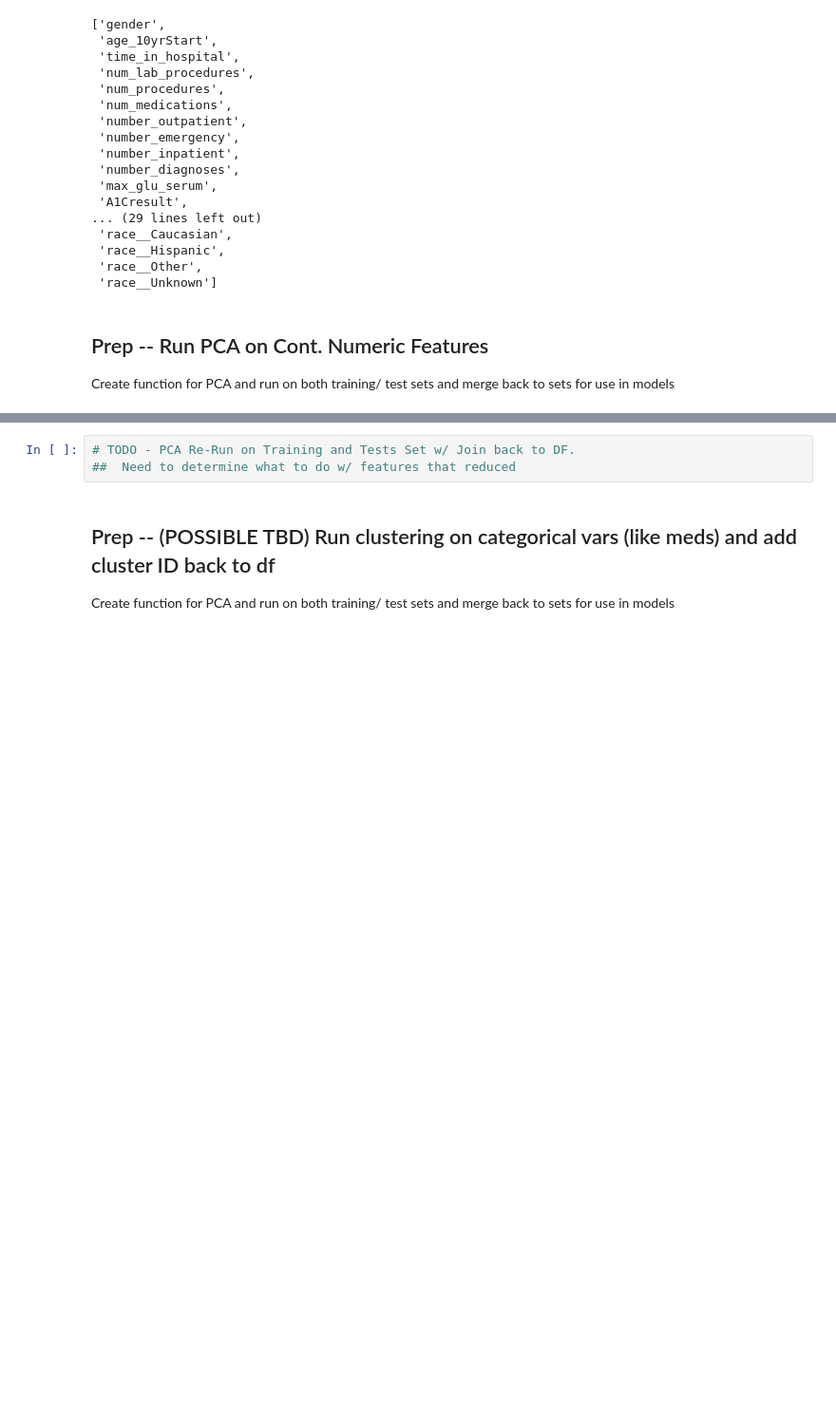
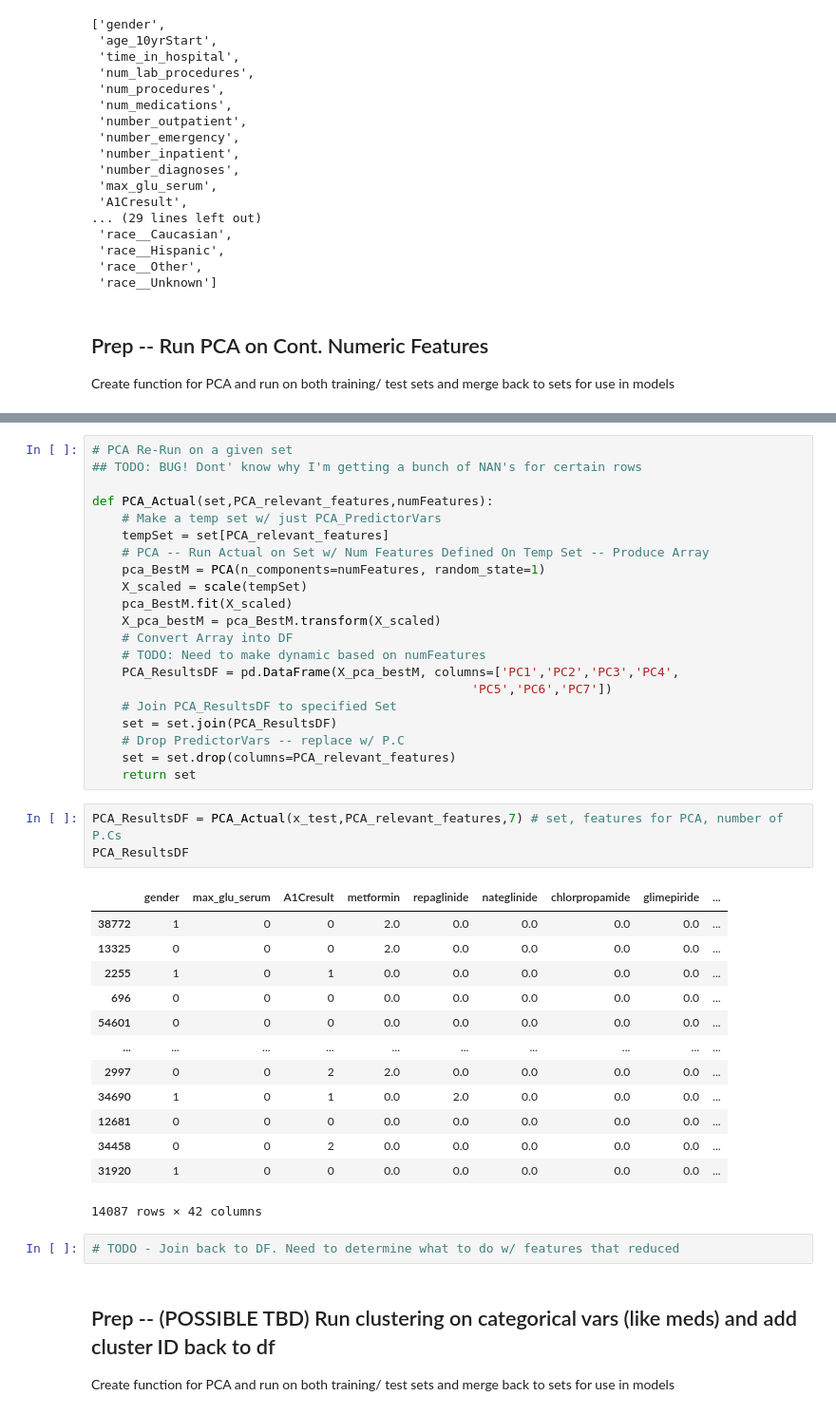
Before and after one commit to bcullinan32/ML_Course, a Jupyter notebook: Class-Data-Clean-Up.ipynb, the cells around one changed output, grey strips where cells are left out. Shown at 95% size. Saved outputs shown, nothing was run; the diff lists cells and outputs as text; blank space fills up the shorter version.

```diff
--- a/Class-Data-Clean-Up.ipynb
+++ b/Class-Data-Clean-Up.ipynb
@@ -548,6 +592,43 @@ Create function for PCA and run on both training/ test sets and merge back to se
+# %%
+# PCA Re-Run on a given set
+## TODO: BUG! Dont' know why I'm getting a bunch of NAN's for certain rows
+
+def PCA_Actual(set,PCA_relevant_features,numFeatures):
+    # Make a temp set w/ just PCA_PredictorVars
+    tempSet = set[PCA_relevant_features]
+    # PCA -- Run Actual on Set w/ Num Features Defined On Temp Set -- Produce Array
+    pca_BestM = PCA(n_components=numFeatures, random_state=1)
+    X_scaled = scale(tempSet)
+    pca_BestM.fit(X_scaled)
+    X_pca_bestM = pca_BestM.transform(X_scaled)
+    # Convert Array into DF
+    # TODO: Need to make dynamic based on numFeatures
+    PCA_ResultsDF = pd.DataFrame(X_pca_bestM, columns=['PC1','PC2','PC3','PC4',
+                                                   'PC5','PC6','PC7'])
+    # Join PCA_ResultsDF to specified Set
+    set = set.join(PCA_ResultsDF)
+    # Drop PredictorVars -- replace w/ P.C
+    set = set.drop(columns=PCA_relevant_features)
+    return set
+# %%
+PCA_ResultsDF = PCA_Actual(x_test,PCA_relevant_features,7) # set, features for PCA, number of P.Cs
+PCA_ResultsDF
+# %% [output]
+|  | gender | max_glu_serum | A1Cresult | metformin | repaglinide | nateglinide | chlorpropamide | glimepiride | ... |
+| 38772 | 1 | 0 | 0 | 2.0 | 0.0 | 0.0 | 0.0 | 0.0 | ... |
+| 13325 | 0 | 0 | 0 | 2.0 | 0.0 | 0.0 | 0.0 | 0.0 | ... |
+| 2255 | 1 | 0 | 1 | 0.0 | 0.0 | 0.0 | 0.0 | 0.0 | ... |
+| 696 | 0 | 0 | 0 | 0.0 | 0.0 | 0.0 | 0.0 | 0.0 | ... |
+| 54601 | 0 | 0 | 0 | 0.0 | 0.0 | 0.0 | 0.0 | 0.0 | ... |
+| ... | ... | ... | ... | ... | ... | ... | ... | ... | ... |
+| 2997 | 0 | 0 | 2 | 2.0 | 0.0 | 0.0 | 0.0 | 0.0 | ... |
+| 34690 | 1 | 0 | 1 | 0.0 | 2.0 | 0.0 | 0.0 | 0.0 | ... |
+| 12681 | 0 | 0 | 0 | 0.0 | 0.0 | 0.0 | 0.0 | 0.0 | ... |
+| 34458 | 0 | 0 | 2 | 0.0 | 0.0 | 0.0 | 0.0 | 0.0 | ... |
+| 31920 | 1 | 0 | 0 | 0.0 | 0.0 | 0.0 | 0.0 | 0.0 | ... |
+14087 rows × 42 columns
 # %%
-# TODO - PCA Re-Run on Training and Tests Set w/ Join back to DF.
-##  Need to determine what to do w/ features that reduced
+# TODO - Join back to DF. Need to determine what to do w/ features that reduced
 # %% [markdown]
 ## Prep -- (POSSIBLE TBD) Run clustering on categorical vars (like meds) and add cluster ID back to df
 Create function for PCA and run on both training/ test sets and merge back to sets for use in models
```
Also changed, not shown: parts of 31 cells of this notebook.
